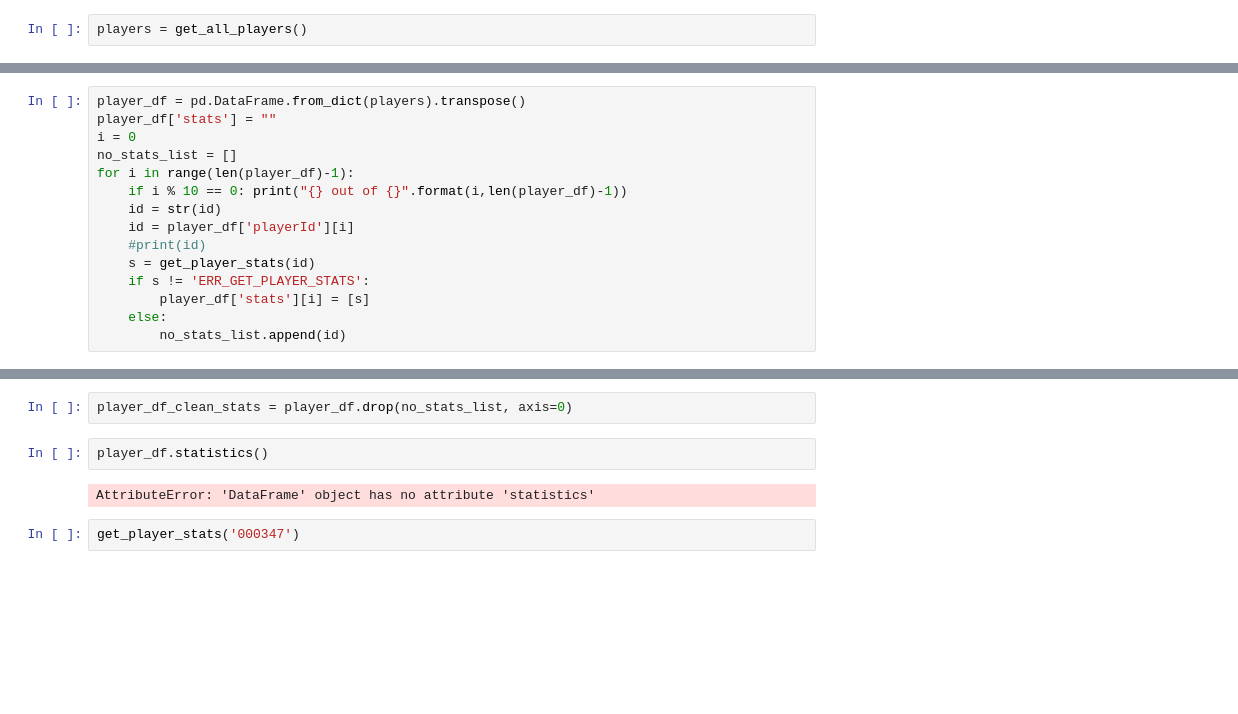
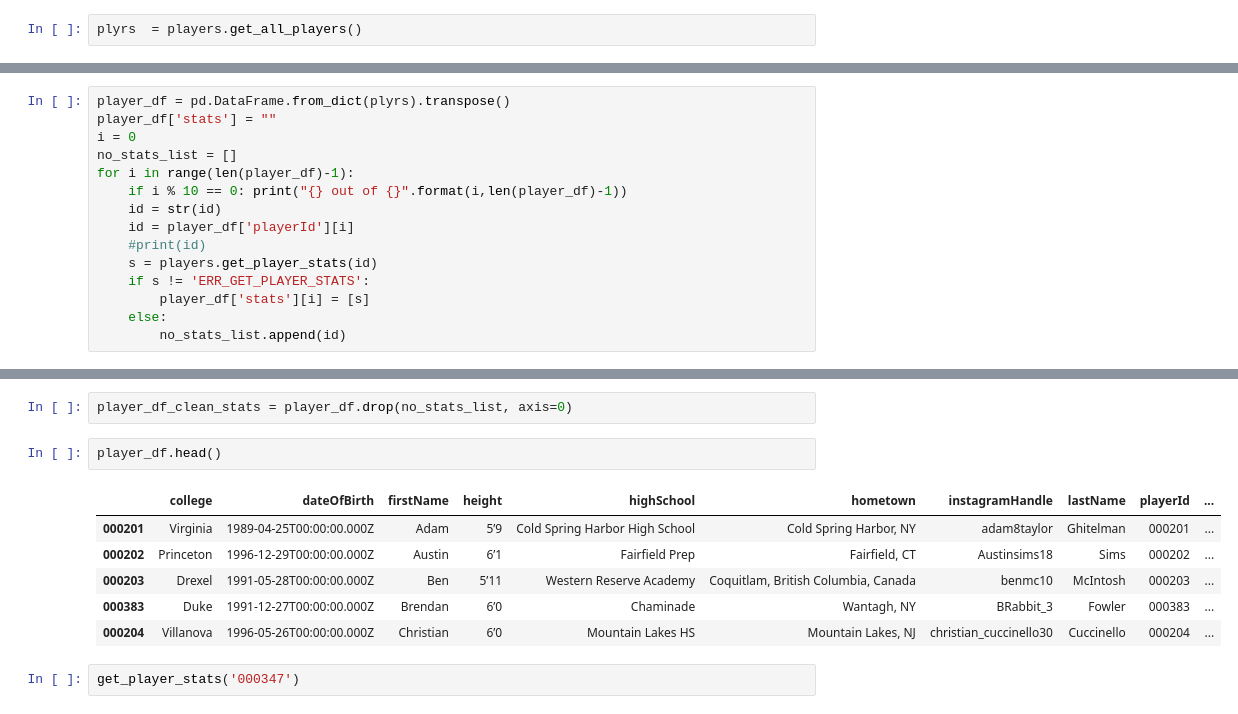
Before and after one commit to M-Watson/unofficial-pll, a Jupyter notebook: api/Players exploration notebook.ipynb, the cells around one changed output, grey strips where cells are left out. Drawn from its saved outputs; the diff is of its cells as text; blank space fills up the shorter version.

```diff
--- a/api/Players exploration notebook.ipynb
+++ b/api/Players exploration notebook.ipynb
@@ -36,6 +37,6 @@ def get_player_stats(player_id, team = 'UNK'):
             print('Player and team combo not found, try running request without explicity team choice')
             req = 'ERR_GET_PLAYER_STATS_EXPLICITY_TEAM'
     return(req)
-# %%
-players = get_all_players()
+# %%
+plyrs  = players.get_all_players()
 # %%
@@ -83,5 +88,5 @@ array([['Virginia', '1989-04-25T00:00:00.000Z', 'Adam', ..., 'Archers',
 # %%
-player_df = pd.DataFrame.from_dict(players).transpose()
+player_df = pd.DataFrame.from_dict(plyrs).transpose()
 player_df['stats'] = ""
 i = 0
 no_stats_list = []
@@ -90,7 +95,7 @@ for i in range(len(player_df)-1):
     id = str(id)
     id = player_df['playerId'][i]
     #print(id)
-    s = get_player_stats(id)
+    s = players.get_player_stats(id)
     if s != 'ERR_GET_PLAYER_STATS':
         player_df['stats'][i] = [s]
     else:
@@ -122,9 +127,14 @@ len(no_stats_list)
 # %%
 player_df_clean_stats = player_df.drop(no_stats_list, axis=0)
 # %%
-player_df.statistics()
+player_df.head()
 # %% [output]
-AttributeError: 'DataFrame' object has no attribute 'statistics'
+|  | college | dateOfBirth | firstName | height | highSchool | hometown | instagramHandle | lastName | playerId | ... |
+| 000201 | Virginia | 1989-04-25T00:00:00.000Z | Adam | 5’9 | Cold Spring Harbor High School | Cold Spring Harbor, NY | adam8taylor | Ghitelman | 000201 | ... |
+| 000202 | Princeton | 1996-12-29T00:00:00.000Z | Austin | 6’1 | Fairfield Prep | Fairfield, CT | Austinsims18 | Sims | 000202 | ... |
+| 000203 | Drexel | 1991-05-28T00:00:00.000Z | Ben | 5’11 | Western Reserve Academy | Coquitlam, British Columbia, Canada | benmc10 | McIntosh | 000203 | ... |
+| 000383 | Duke | 1991-12-27T00:00:00.000Z | Brendan | 6’0 | Chaminade | Wantagh, NY | BRabbit_3 | Fowler | 000383 | ... |
+| 000204 | Villanova | 1996-05-26T00:00:00.000Z | Christian | 6’0 | Mountain Lakes HS | Mountain Lakes, NJ | christian_cuccinello30 | Cuccinello | 000204 | ... |
 # %%
 get_player_stats('000347')
 # %% [output]
```
Also changed, not shown: parts of 6 cells of this notebook.
